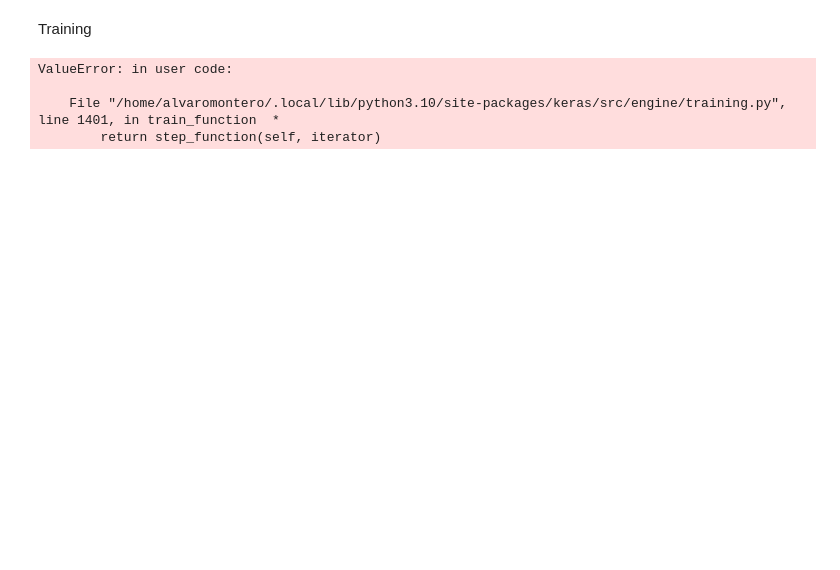
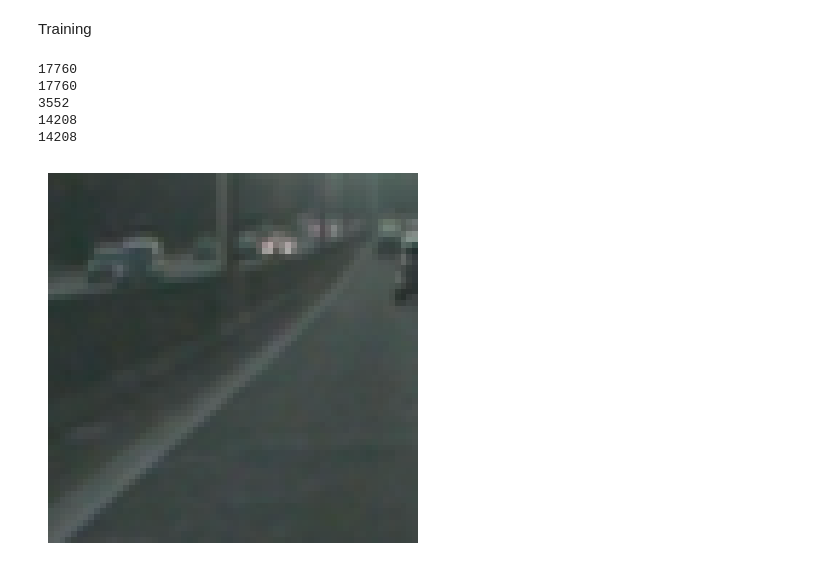
Before and after one commit to AlvaroMonteroB/Deep_Learning, a Jupyter notebook: Temas Selectos/P2/CNN/main.ipynb, the cells around one changed output. Saved outputs shown, nothing was run; the diff lists cells and outputs as text; code cells hidden in the pictures; blank space fills up the shorter version.

Commit message:
model vehicles

```diff
--- a/Temas Selectos/P2/CNN/main.ipynb
+++ b/Temas Selectos/P2/CNN/main.ipynb
@@ -123,12 +114,29 @@ model.compile(optimizer='adam',
 Training
 # %%
 import sklearn.model_selection
-
-X_train,ytrain,Xtest,ytestr=sklearn.model_selection.train_test_split(data,labels,test_size=.02,random_state=42)
+import numpy as np
+labels=np.array(labels)
+data=np.array(data)
+print(len(data))
+print(len(labels))
+X_train,Xtest,ytrain,ytestr=sklearn.model_selection.train_test_split(data,labels,test_size=.2,random_state=42)
+print(len(ytestr))
+print(len(ytrain))
+print(len(X_train))
+# %% [output]
+17760
+17760
+3552
+14208
+14208
-# %%
-history=model.fit(X_train,ytrain)
-# %% [output]
-ValueError: in user code:
-
-    File "/home/alvaromontero/.local/lib/python3.10/site-packages/keras/src/engine/training.py", line 1401, in train_function  *
-        return step_function(self, iterator)
+# %%
+#Convertir datos a tensores
+image = cv2.cvtColor(X_train[0], cv2.COLOR_BGR2RGB)
+plt.imshow(image)
+plt.axis('off')
+plt.show()
+for image in X_train:
+    image=image/255
+    image=tf.convert_to_tensor(image,dtype=tf.float32)
+# %% [output]
+[figure, added]
```
Also changed, not shown: parts of 11 cells of this notebook, 8 other files.
